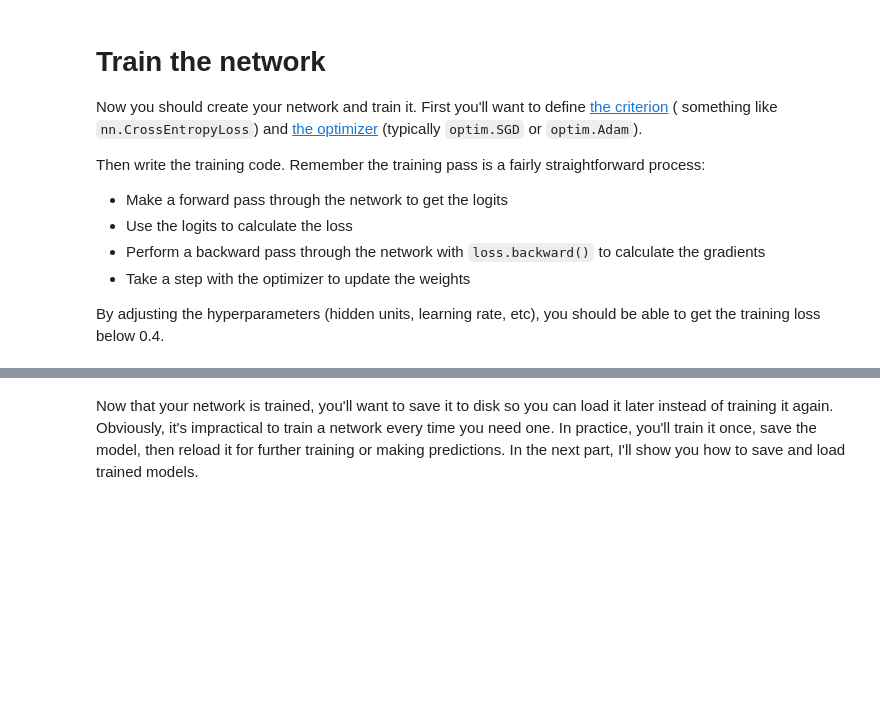
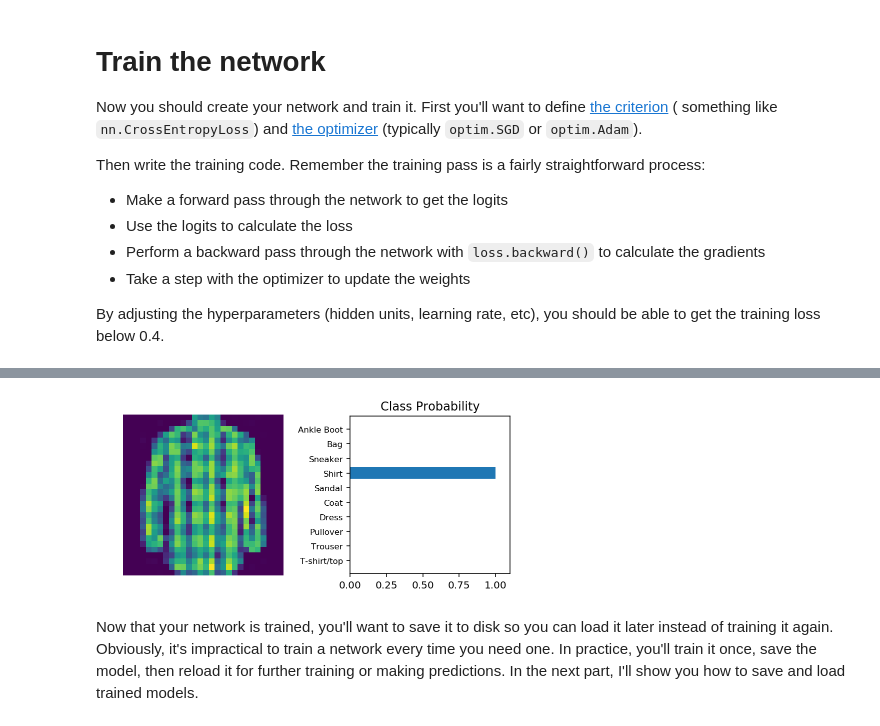
Before and after one commit to Quan-y/AIPND, a Jupyter notebook: P4/4.5_pytorch/Part 4 - Fashion-MNIST Exercise.ipynb, the cells around one changed output, grey strips where cells are left out. Drawn from its saved outputs; the diff is of its cells as text; code cells hidden in the pictures; blank space fills up the shorter version.

```diff
--- a/P4/4.5_pytorch/Part 4 - Fashion-MNIST Exercise.ipynb
+++ b/P4/4.5_pytorch/Part 4 - Fashion-MNIST Exercise.ipynb
@@ -54,3 +77,16 @@ Here you should define your network. As with MNIST, each image is 28x28 which is
+# %%
+# TODO: Define your network architecture here
+input_size = 784
+hidden_sizes = [128, 64]
+output_size = 10
+
+# Build a feed-forward network
+model = nn.Sequential(OrderedDict([
+                      ('fc1', nn.Linear(input_size, hidden_sizes[0])),
+                      ('relu1', nn.ReLU()),
+                      ('fc2', nn.Linear(hidden_sizes[0], hidden_sizes[1])),
+                      ('relu2', nn.ReLU()),
+                      ('logits', nn.Linear(hidden_sizes[1], output_size))]))
 # %% [markdown]
 # Train the network
 
@@ -71,16 +151,22 @@ By adjusting the hyperparameters (hidden units, learning rate, etc), you should
 # %%
 # Test out your network!
 
 dataiter = iter(testloader)
 images, labels = dataiter.next()
 img = images[0]
 # Convert 2D image to 1D vector
 img = img.resize_(1, 784)
 
-# TODO: Calculate the class probabilities (softmax) for img
-ps =
+# Turn off gradients to speed up this part
+with torch.no_grad():
+    logits = model.forward(img)
+
+# Output of the network are logits, need to take softmax for probabilities
+ps = F.softmax(logits, dim=1)
 
 # Plot the image and probabilities
 helper.view_classify(img.resize_(1, 28, 28), ps, version='Fashion')
+# %% [output]
+[figure, added]
 # %% [markdown]
 Now that your network is trained, you'll want to save it to disk so you can load it later instead of training it again. Obviously, it's impractical to train a network every time you need one. In practice, you'll train it once, save the model, then reload it for further training or making predictions. In the next part, I'll show you how to save and load trained models.
```
Also changed, not shown: parts of 7 cells of this notebook, 18 other files.
